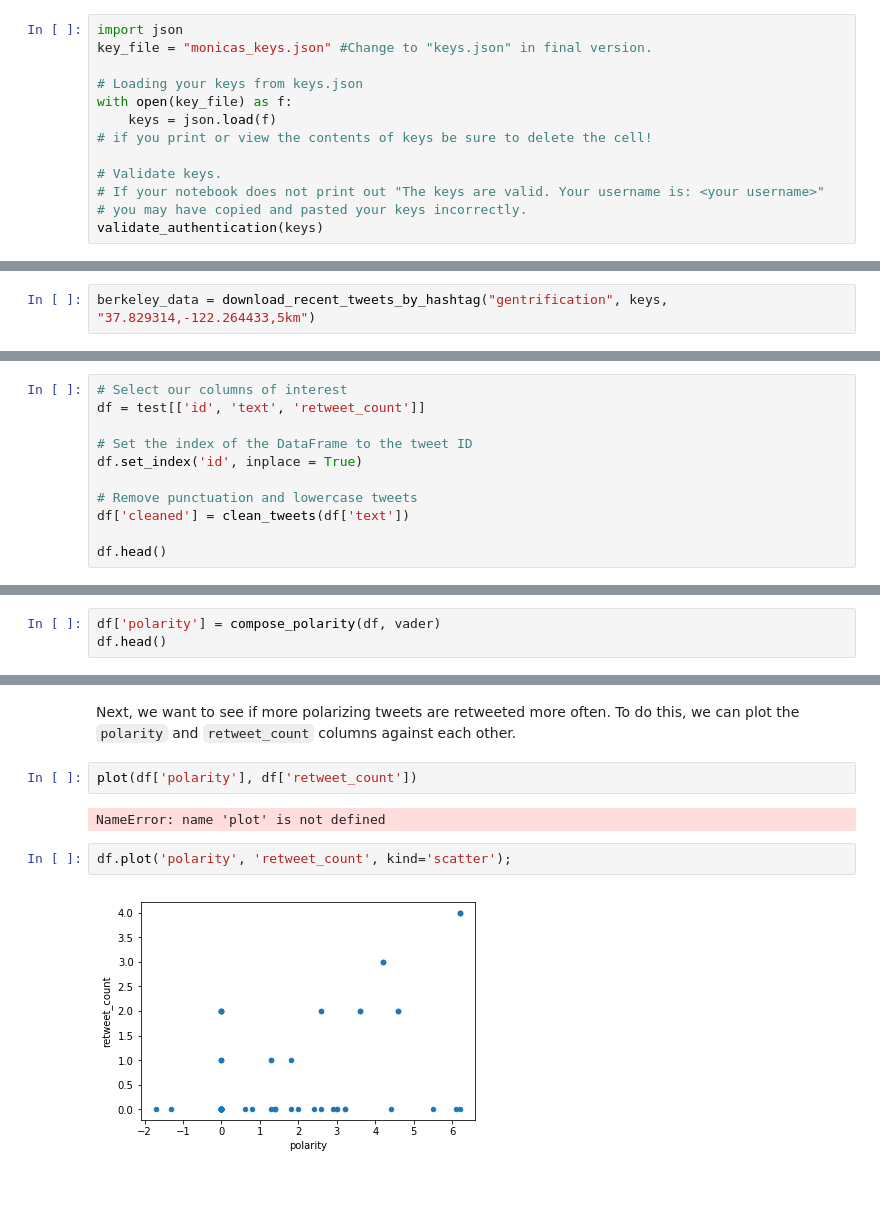
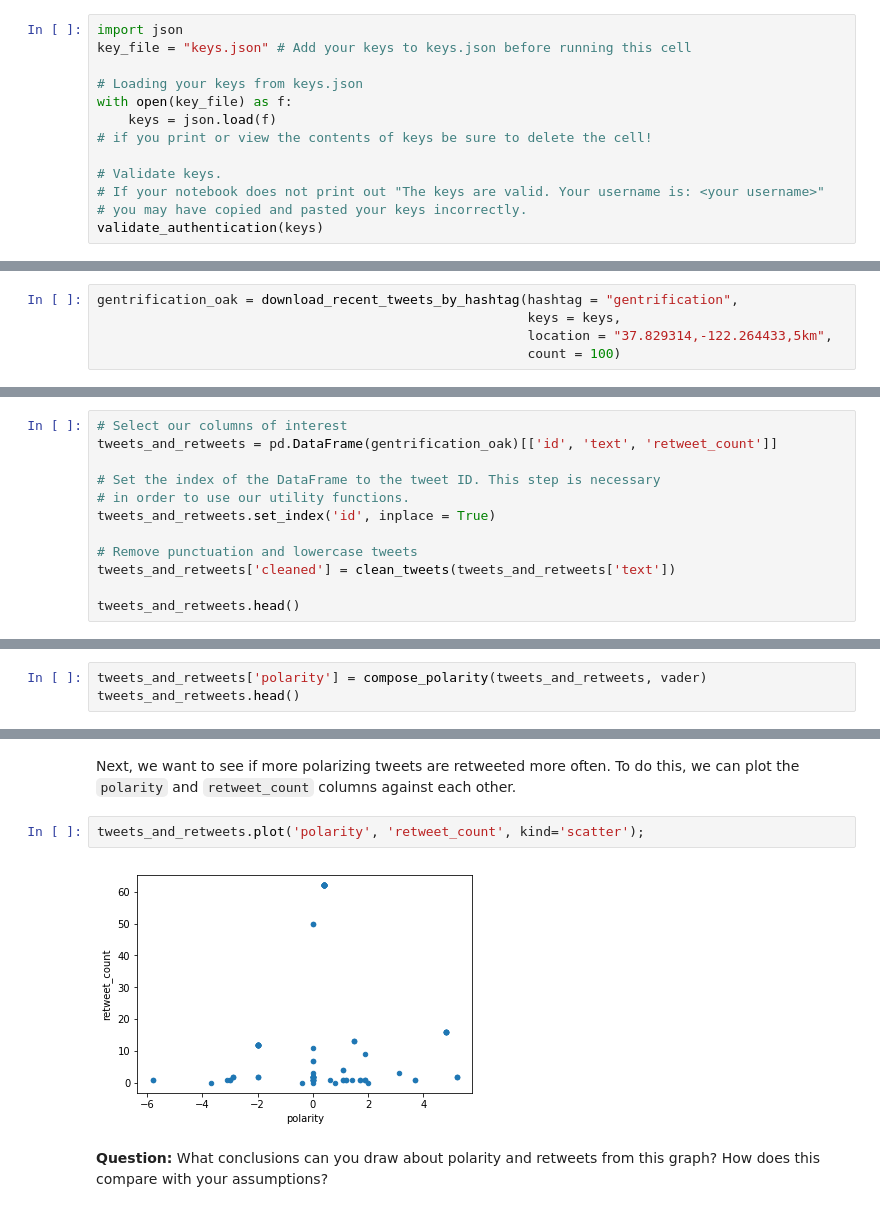
Before and after one commit to ds-modules/CP-101, a Jupyter notebook: lab_8/webscraping_solutions.ipynb, the cells around one changed output, grey strips where cells are left out. Cells and saved outputs as stored; diff of their text form; blank space fills up the shorter version.

```diff
--- a/lab_8/webscraping_solutions.ipynb
+++ b/lab_8/webscraping_solutions.ipynb
@@ -53,7 +53,7 @@ Follow the instructions below to get your Twitter API keys.  **Read the instruct
 Now you should be all ready to go! Let's test that you have correctly set up your developer account and the `keys.json` folder. The following cell loads your keys into this notebook, then validates them with the Twitter API. It should display your Twitter username without any warnings.
 # %%
 import json
-key_file = "monicas_keys.json" #Change to "keys.json" in final version.
+key_file = "keys.json" # Add your keys to keys.json before running this cell
 
 # Loading your keys from keys.json
 with open(key_file) as f:
@@ -254,2 +277,5 @@ Since many of these tweets do not have useful locations, we may want to filter b
 # %%
-berkeley_data = download_recent_tweets_by_hashtag("gentrification", keys, "37.829314,-122.264433,5km")
+gentrification_oak = download_recent_tweets_by_hashtag(hashtag = "gentrification",
+                                                       keys = keys,
+                                                       location = "37.829314,-122.264433,5km",
+                                                       count = 100)
@@ -345,13 +386,14 @@ vader.iloc[500:510, :]
 The more positive the polarity of a word, the more positive feeling the word evokes in the reader. All of the words in `vader` are all lowercase, while many of our tweets are not. We need to modify the text in the tweets so that the words in our tweets will match up with the words stored in `vader`. Additionally, we need to remove punctuation since that will cause the words to not match up as well. We will put these modified tweets into another column in our DataFrame so that we can still have access to them later.
 # %%
 # Select our columns of interest
-df = test[['id', 'text', 'retweet_count']]
+tweets_and_retweets = pd.DataFrame(gentrification_oak)[['id', 'text', 'retweet_count']]
 
-# Set the index of the DataFrame to the tweet ID
-df.set_index('id', inplace = True)
+# Set the index of the DataFrame to the tweet ID. This step is necessary
+# in order to use our utility functions.
+tweets_and_retweets.set_index('id', inplace = True)
 
 # Remove punctuation and lowercase tweets
-df['cleaned'] = clean_tweets(df['text'])
+tweets_and_retweets['cleaned'] = clean_tweets(tweets_and_retweets['text'])
 
-df.head()
+tweets_and_retweets.head()
 # %% [output]
@@ -359,6 +407,6 @@ NameError: name 'test' is not defined
 # %% [markdown]
 Next, we want to merge our sentiment lexicon with our cleaned tweets.
 # %%
-df['polarity'] = compose_polarity(df, vader)
-df.head()
+tweets_and_retweets['polarity'] = compose_polarity(tweets_and_retweets, vader)
+tweets_and_retweets.head()
 # %% [output]
@@ -377,10 +420,8 @@ See the caveats in the documentation: http://pandas.pydata.org/pandas-docs/stabl
 # %% [markdown]
 Next, we want to see if more polarizing tweets are retweeted more often. To do this, we can plot the `polarity` and `retweet_count` columns against each other.
-# %%
-plot(df['polarity'], df['retweet_count'])
-# %% [output]
-NameError: name 'plot' is not defined
 # %%
-df.plot('polarity', 'retweet_count', kind='scatter');
+tweets_and_retweets.plot('polarity', 'retweet_count', kind='scatter');
 # %% [output]
-[figure, old version]
+[figure, new version]
+# %% [markdown]
+**Question:** What conclusions can you draw about polarity and retweets from this graph? How does this compare with your assumptions?
```
Also changed, not shown: parts of 58 cells of this notebook, 4 other files.
